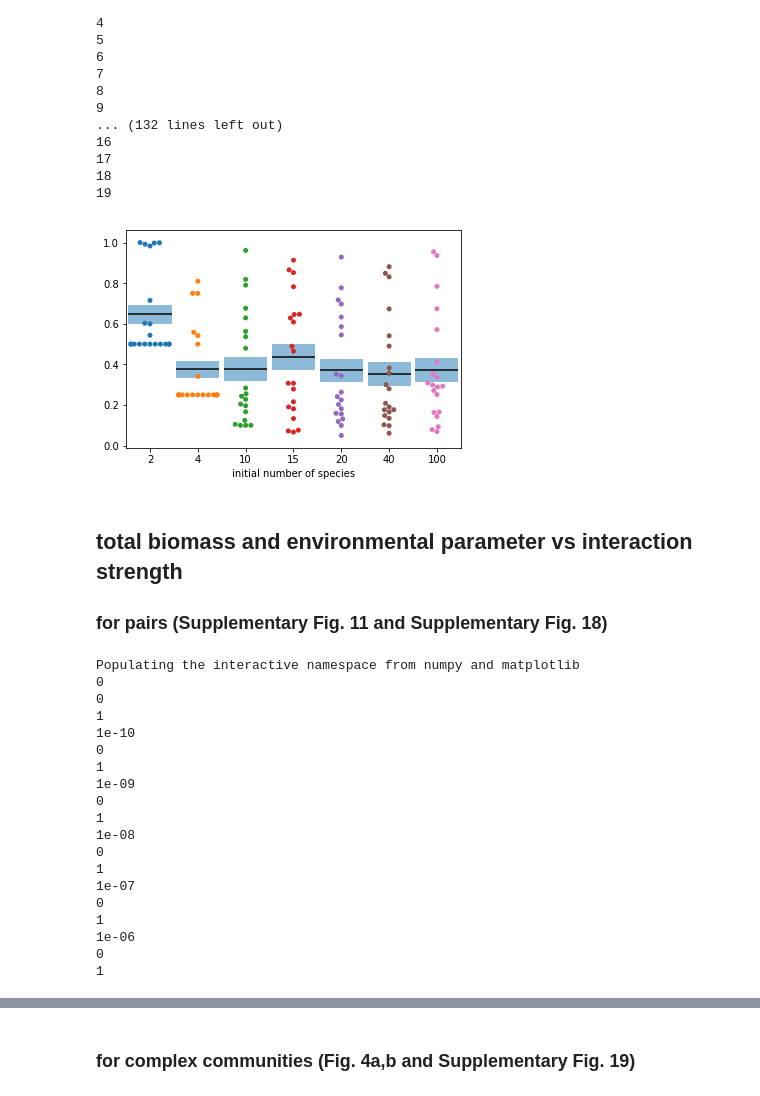
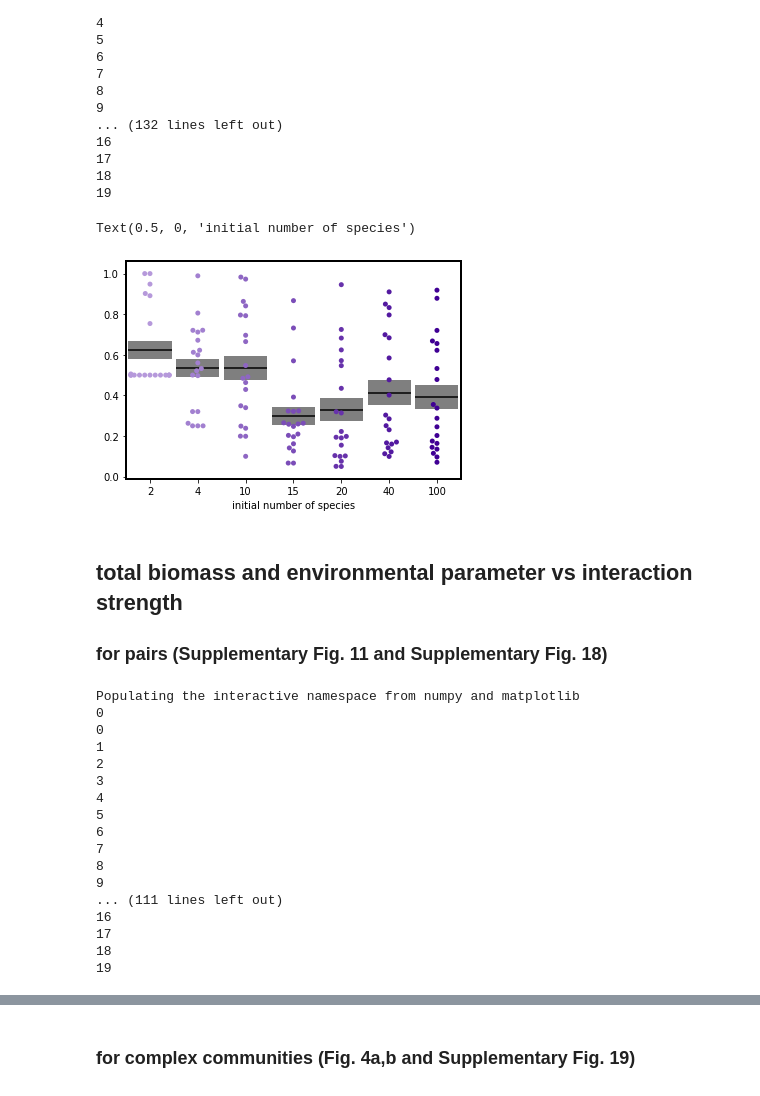
Before and after one commit to cratzke/Interaction-biodiversity-stability, a Jupyter notebook: model.ipynb, the cells around one changed output, grey strips where cells are left out. Saved outputs shown, nothing was run; the diff lists cells and outputs as text; code cells hidden in the pictures.

```diff
--- a/model.ipynb
+++ b/model.ipynb
@@ -485,22 +472,23 @@ div_norm=div_re.T/NrSp
 # %%
 import seaborn as sns
 from matplotlib import patches
 
 
-ax=sns.swarmplot(data=div_norm)
+pal=sns.light_palette((64/255., 0, 148/255.), n_colors=10, input="rgb")
+
+ax=sns.swarmplot(data=div_norm, palette=pal[3:])
 xticks(range(len(NrSp)),NrSp)
 hlines(mean(div_norm, axis=0),arange(len(NrSp))-.45,arange(len(NrSp))+.45)
 
 sem=std(div_norm, axis=0)/sqrt(repeats)
 for i in arange(len(NrSp)):
     rect=patches.Rectangle((i-0.45,mean(div_norm, axis=0)[i]-sem[i]),.9,2*sem[i],linewidth=.5,edgecolor='none'
                        , alpha=0.5)
     ax.add_patch(rect)
 xlabel('initial number of species')
-
-savefig('../writing/supplement/supp_figs/diversity_vs_nrsp.svg', transparent=1, bbox_inches='tight')
 # %% [output]
+Text(0.5, 0, 'initial number of species')
-[figure, old version]
+[figure, new version]
 # %% [markdown]
 ## total biomass and environmental parameter vs interaction strength
 ###  for pairs (Supplementary Fig. 11 and Supplementary Fig. 18)
@@ -529,21 +517,19 @@ Populating the interactive namespace from numpy and matplotlib
 0
 0
 1
-1e-10
-0
-1
-1e-09
-0
-1
-1e-08
-0
-1
-1e-07
-0
-1
-1e-06
-0
-1
+2
+3
+4
+5
+6
+7
+8
+9
+... (111 lines left out)
+16
+17
+18
+19
 # %%
 %pylab inline
 rcParams['axes.linewidth']=2
```
Also changed, not shown: parts of 16 cells of this notebook.
